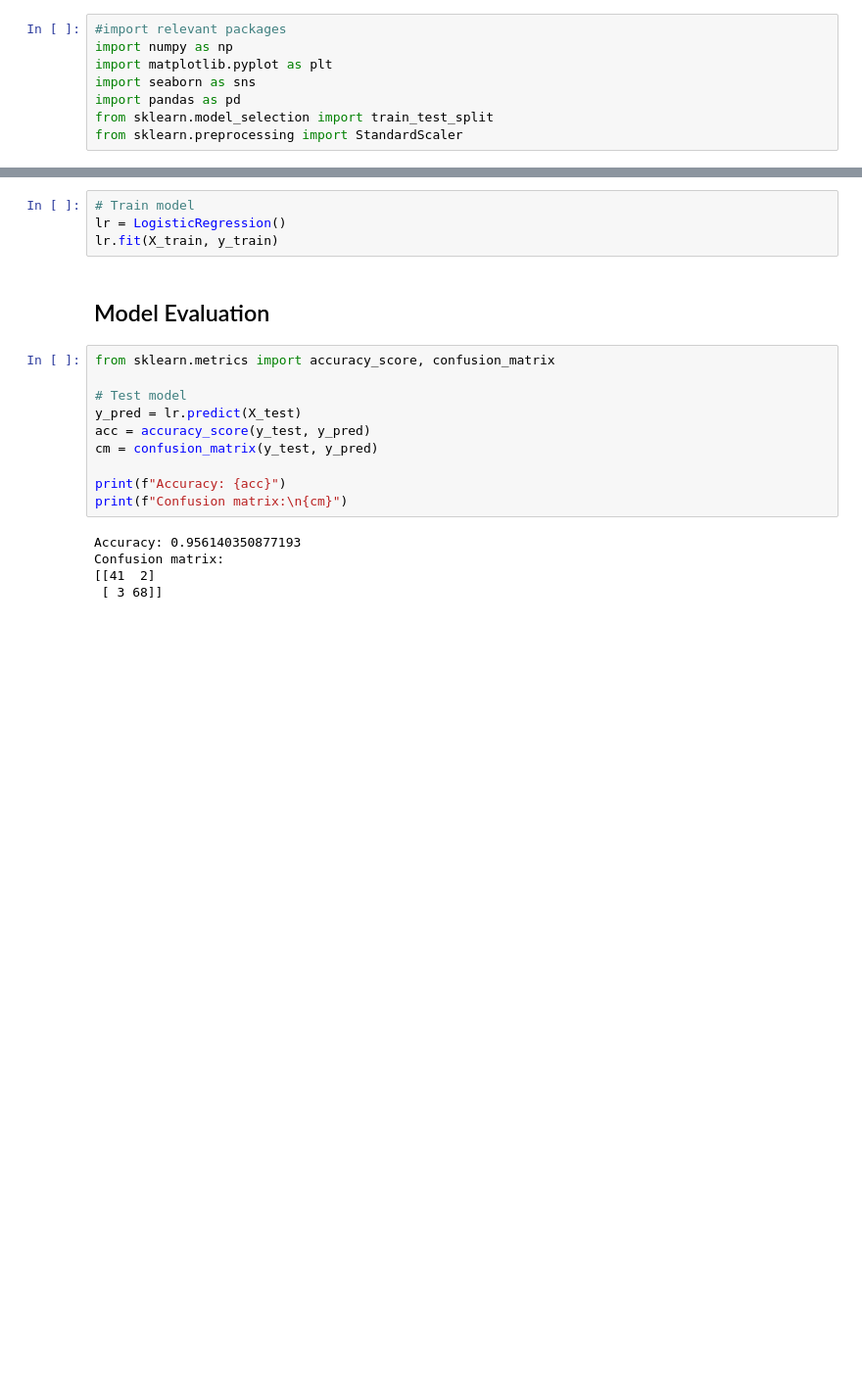
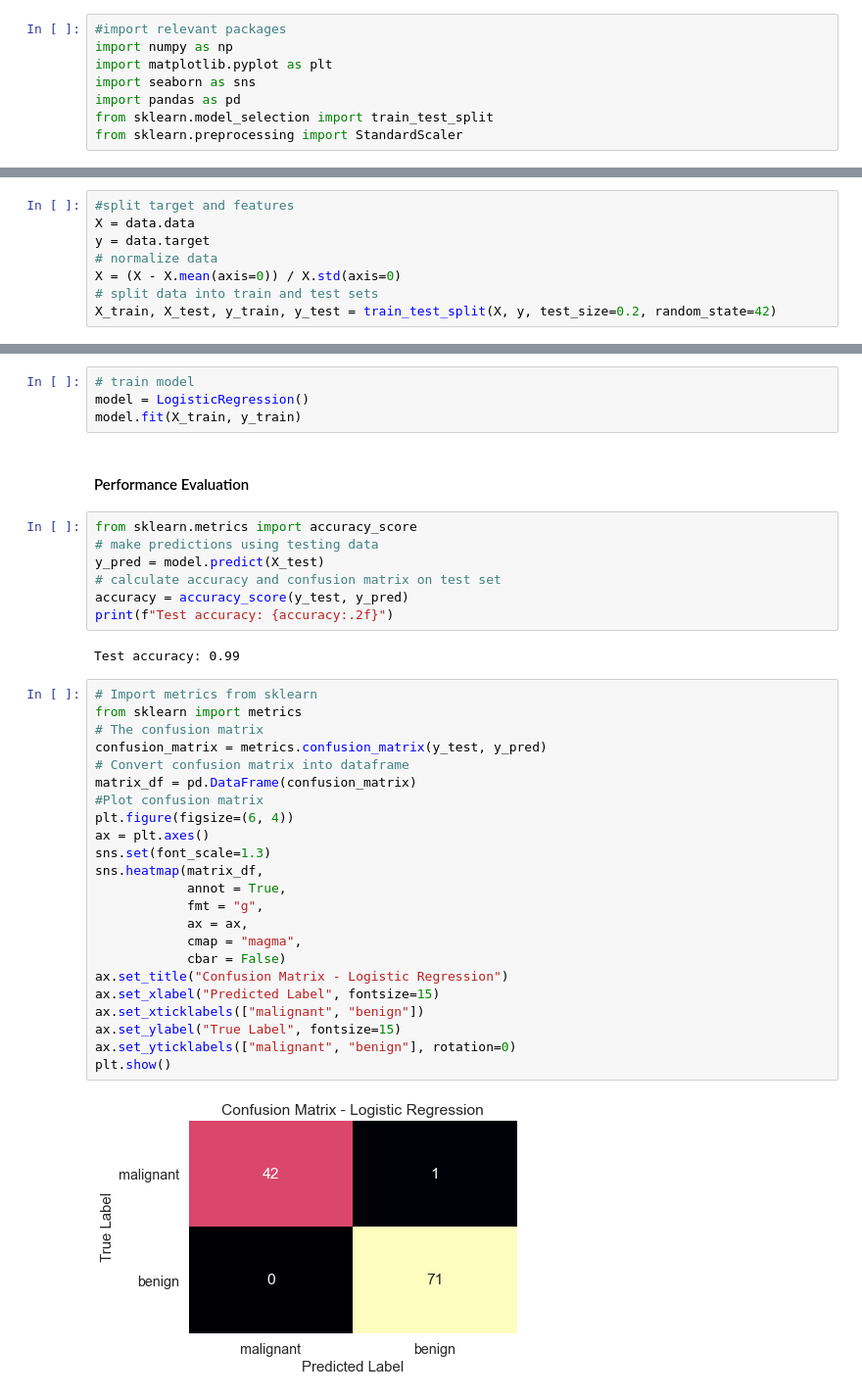
Before and after one commit to kashifliaqat/Data_Science_and_Machine-Learning, a Jupyter notebook: Supervised_Learning/4_Logistic_Regression/logistic_regression.ipynb, the cells around one changed output, grey strips where cells are left out. Shown at 98% size. Drawn from its saved outputs; the diff is of its cells as text; blank space fills up the shorter version.

```diff
--- a/Supervised_Learning/4_Logistic_Regression/logistic_regression.ipynb
+++ b/Supervised_Learning/4_Logistic_Regression/logistic_regression.ipynb
@@ -26 +28,9 @@ y = data.target
+# %%
+#split target and features
+X = data.data
+y = data.target
+# normalize data
+X = (X - X.mean(axis=0)) / X.std(axis=0)
+# split data into train and test sets
+X_train, X_test, y_train, y_test = train_test_split(X, y, test_size=0.2, random_state=42)
 # %% [markdown]
@@ -103,21 +219,40 @@ X_train, X_test, y_train, y_test = train_test_split(X, y, test_size=0.2, random_
 # %%
-# Train model
-lr = LogisticRegression()
-lr.fit(X_train, y_train)
+# train model
+model = LogisticRegression()
+model.fit(X_train, y_train)
 # %% [markdown]
-## Model Evaluation
+#### Performance Evaluation
-# %%
-from sklearn.metrics import accuracy_score, confusion_matrix
-
-# Test model
-y_pred = lr.predict(X_test)
-acc = accuracy_score(y_test, y_pred)
-cm = confusion_matrix(y_test, y_pred)
-
-print(f"Accuracy: {acc}")
-print(f"Confusion matrix:\n{cm}")
-# %% [output]
-Accuracy: 0.956140350877193
-Confusion matrix:
-[[41  2]
- [ 3 68]]
+# %%
+from sklearn.metrics import accuracy_score
+# make predictions using testing data
+y_pred = model.predict(X_test)
+# calculate accuracy and confusion matrix on test set
+accuracy = accuracy_score(y_test, y_pred)
+print(f"Test accuracy: {accuracy:.2f}")
+# %% [output]
+Test accuracy: 0.99
+# %%
+# Import metrics from sklearn
+from sklearn import metrics
+# The confusion matrix
+confusion_matrix = metrics.confusion_matrix(y_test, y_pred)
+# Convert confusion matrix into dataframe
+matrix_df = pd.DataFrame(confusion_matrix)
+#Plot confusion matrix
+plt.figure(figsize=(6, 4))
+ax = plt.axes()
+sns.set(font_scale=1.3)
+sns.heatmap(matrix_df,
+            annot = True,
+            fmt = "g",
+            ax = ax,
+            cmap = "magma",
+            cbar = False)
+ax.set_title("Confusion Matrix - Logistic Regression")
+ax.set_xlabel("Predicted Label", fontsize=15)
+ax.set_xticklabels(["malignant", "benign"])
+ax.set_ylabel("True Label", fontsize=15)
+ax.set_yticklabels(["malignant", "benign"], rotation=0)
+plt.show()
+# %% [output]
+[figure, added]
```
Also changed, not shown: parts of 18 cells of this notebook, 1 other file.
